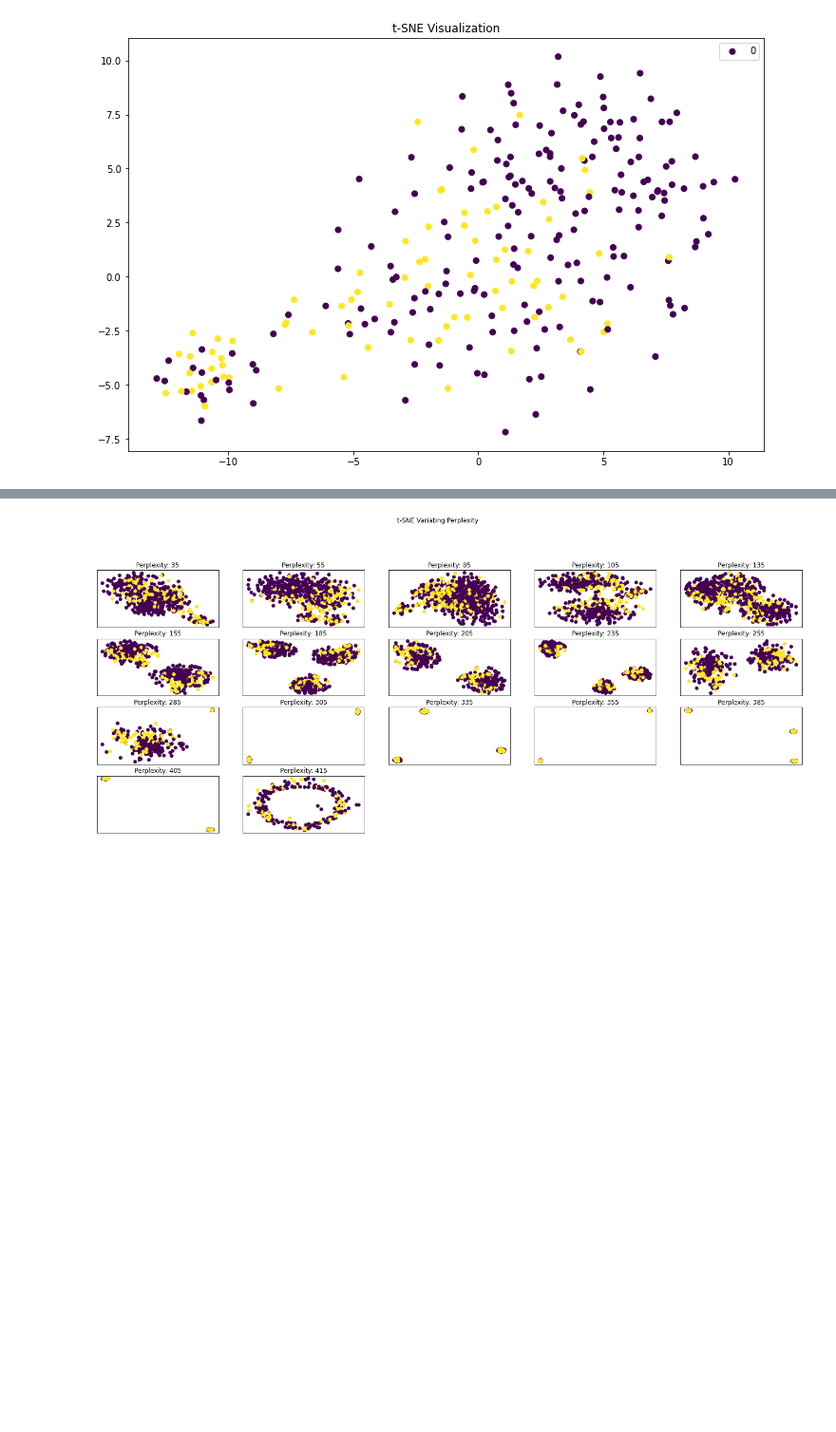
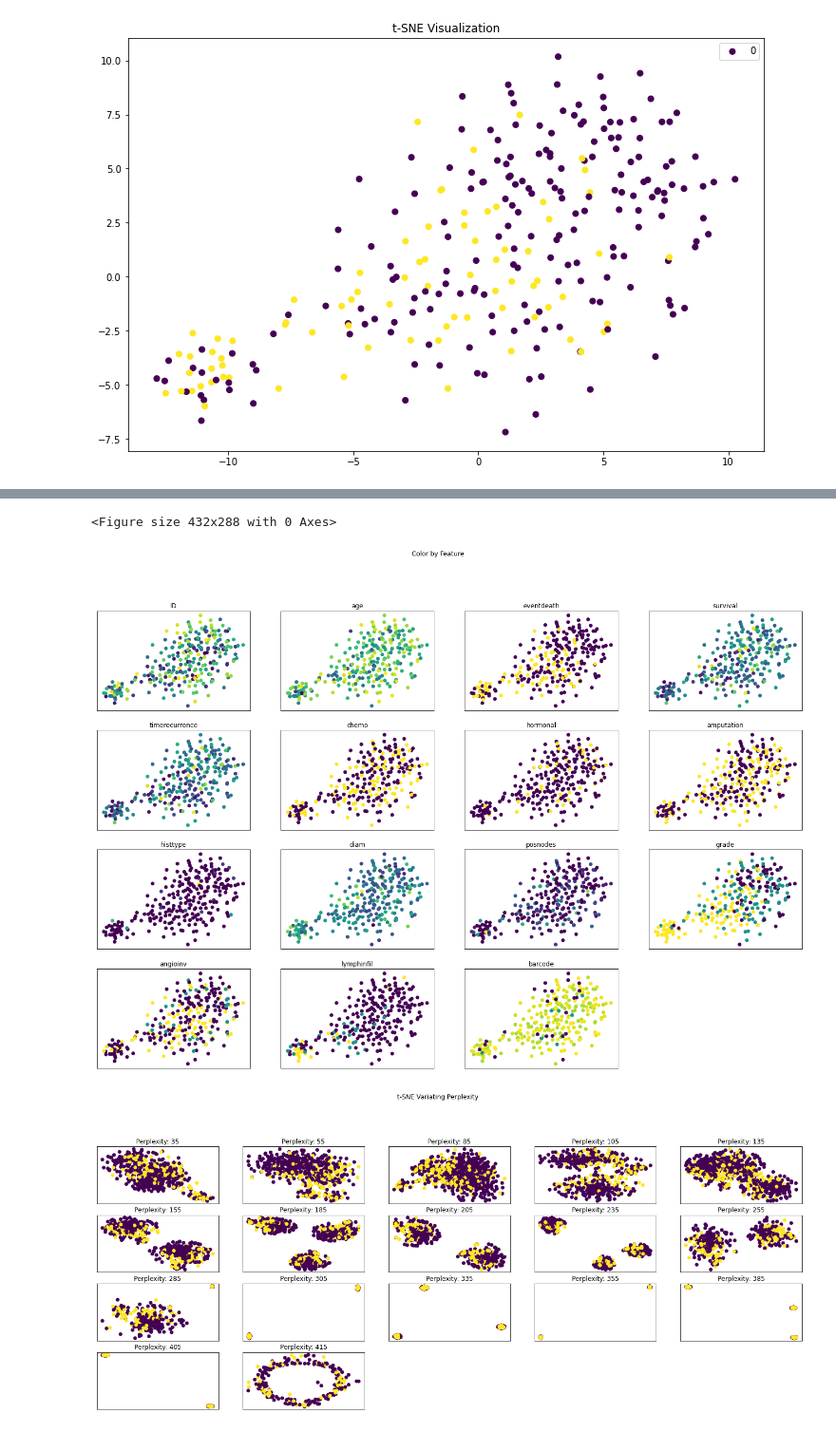
Before and after one commit to mae5357/notebooks, a Jupyter notebook: notebooks/cancer-tsne.ipynb, the cells around one changed output, grey strips where cells are left out. Shown at 95% size. Drawn from its saved outputs; the diff is of its cells as text; code cells hidden in the pictures; blank space fills up the shorter version.

```diff
--- a/notebooks/cancer-tsne.ipynb
+++ b/notebooks/cancer-tsne.ipynb
@@ -131,13 +131,3 @@ plt.legend(['0', '1'])
 plt.show()
 # %% [output]
 [figure]
-# %%
-for col in df.columns[:16]:
-    # plot the results
-    try:
-        plt.figure(figsize=(12,8))
-        plt.title(col)
-        plt.scatter(tsne_results['tsne_x'], tsne_results['tsne_y'], c=df[col])
-        plt.show()
-    except:
-        print(col)
@@ -158,3 +134,19 @@ Patient
+# %%
+plt.figure(4)
+plt.figure(figsize=(24,16))
+
+plt.suptitle('Color by Feature')
+
+for col in range(1,16):
+        plt.subplot(4, 4, col)
+        plt.title(df.columns[col])
+        plt.scatter(tsne_results['tsne_x'], tsne_results['tsne_y'], c=df.iloc[:,col])
+        plt.xticks([])
+        plt.yticks([])
+plt.show()
+# %% [output]
+<Figure size 432x288 with 0 Axes>
+[figure, added]
 # %%
 # Loop through  perplexity and create a scatter plot for each
 
```
Also changed, not shown: parts of 1 cell of this notebook.
